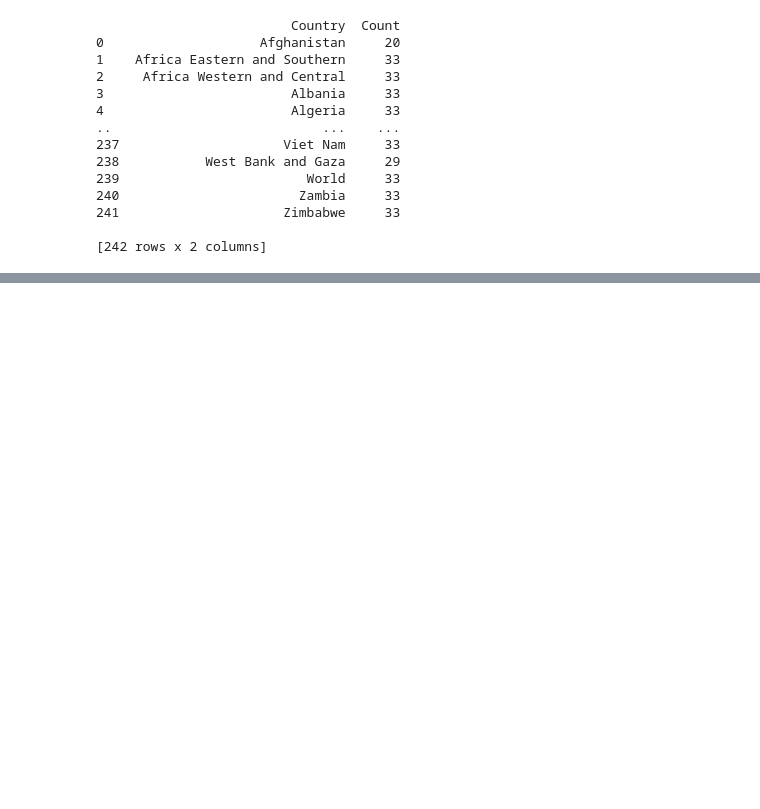
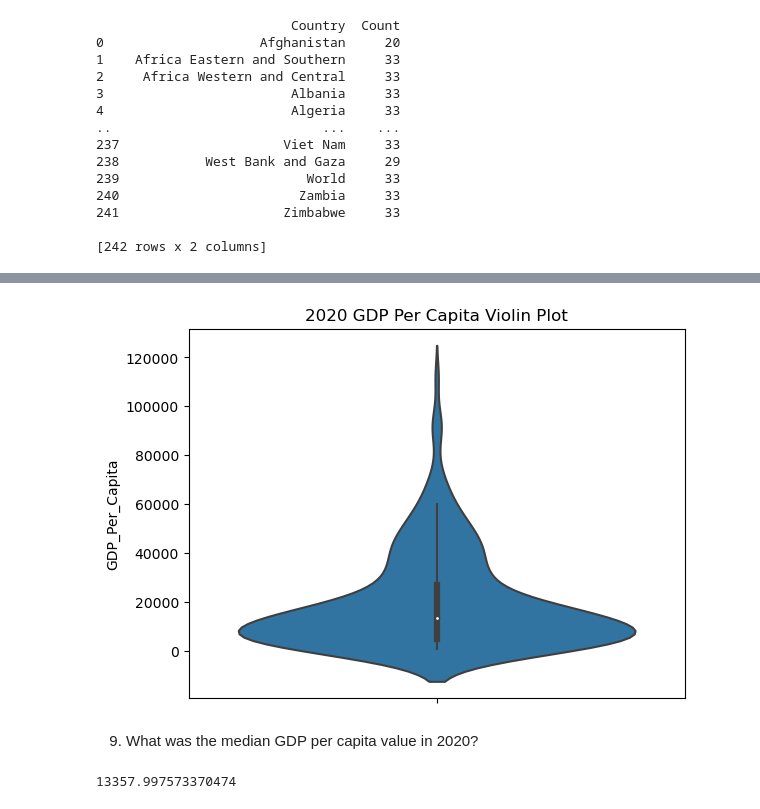
Before and after one commit to NSS-Data-Analytics-Cohort-10/gdp-and-internet-usage-elisianguyen, a Jupyter notebook: notebooks/gdp_and_internet_usage.ipynb, the cells around one changed output, grey strips where cells are left out. Saved outputs shown, nothing was run; the diff lists cells and outputs as text; code cells hidden in the pictures; blank space fills up the shorter version.

```diff
--- a/notebooks/gdp_and_internet_usage.ipynb
+++ b/notebooks/gdp_and_internet_usage.ipynb
@@ -119,0 +170,12 @@ not_33.sort_values("Count")
+# %%
+sns.violinplot(y=gdp_2020["GDP_Per_Capita"])
+plt.title("2020 GDP Per Capita Violin Plot")
+plt.show()
+# %% [output]
+[figure, added]
+# %% [markdown]
+9. What was the median GDP per capita value in 2020?
+# %%
+print(gdp_2020["GDP_Per_Capita"].median())
+# %% [output]
+13357.997573370474
```
Also changed, not shown: parts of 45 cells of this notebook.
